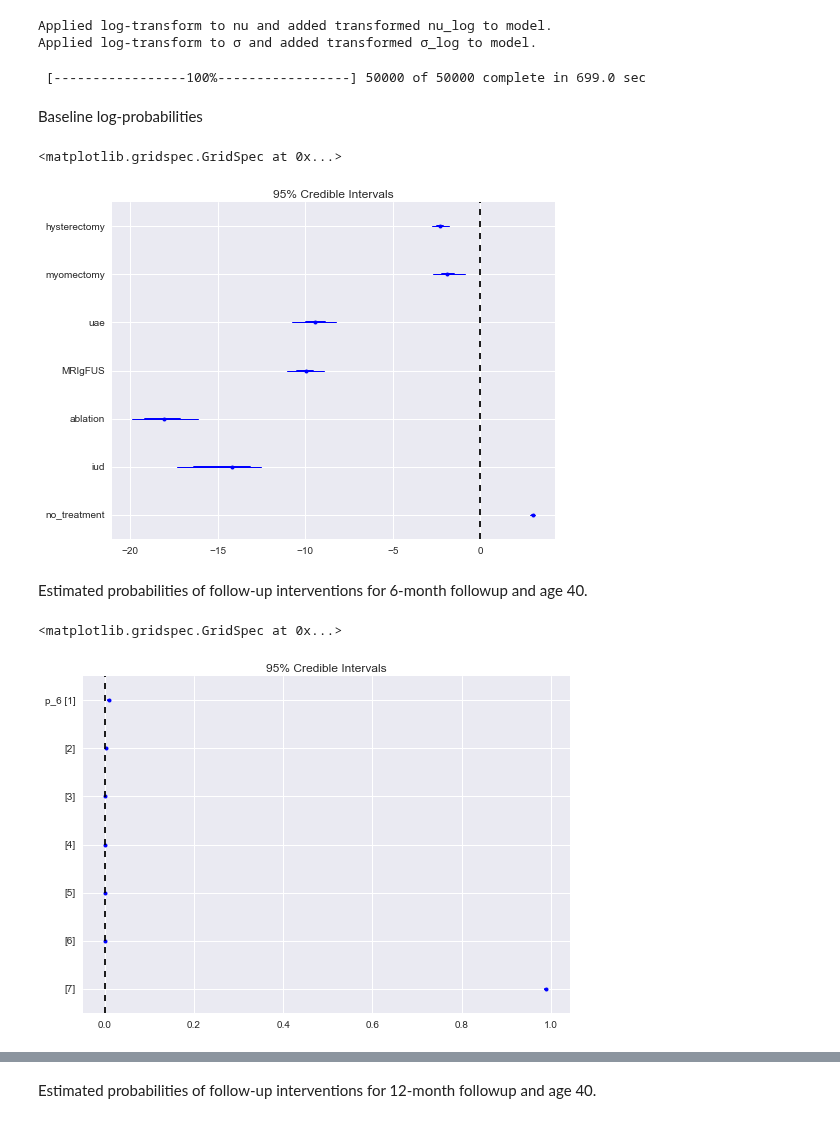
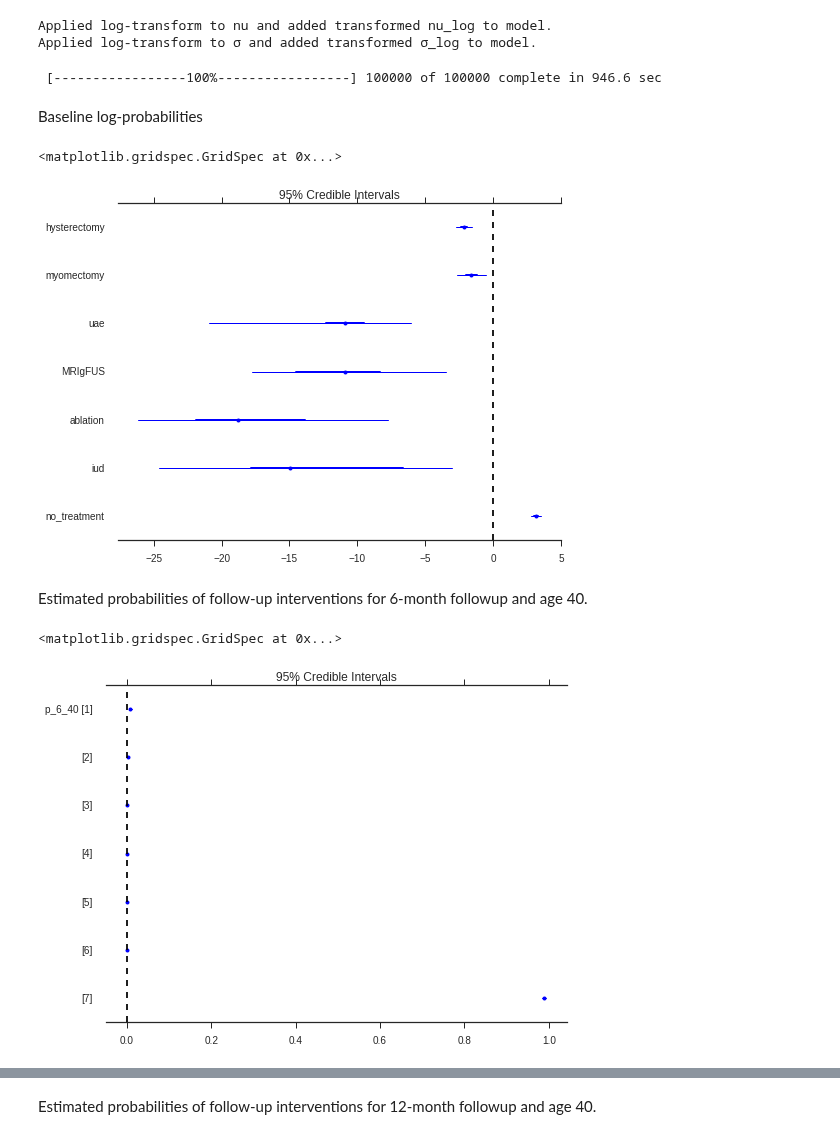
Before and after one commit to VanderbiltPopHealthSci/uterine_fibroids_MA, a Jupyter notebook: UF Interventions Meta-analysis.ipynb, the cells around one changed output, grey strips where cells are left out. Cells and saved outputs as stored; diff of their text form; code cells hidden in the pictures.

Commit message:
Added panel plots

```diff
--- a/UF Interventions Meta-analysis.ipynb
+++ b/UF Interventions Meta-analysis.ipynb
@@ -44,7 +44,7 @@ import pymc3 as pm
 import seaborn as sns
 import matplotlib.pyplot as plt
 import pdb
-sns.set()
+sns.set(style="ticks")
 # %% [output]
 Couldn't import dot_parser, loading of dot files will not be possible.
 # %% [markdown]
@@ -442,14 +442,17 @@ def specify_model(model, intervention, check_fit=False):
         '''
 
         # 40-years old, 6-month followup
-        p_6 = pm.Deterministic('p_6', T.exp(μ + β_fup*6)/T.exp(μ + β_fup*6).sum())
+        p_6_40 = pm.Deterministic('p_6_40', T.exp(μ + β_fup*6)/T.exp(μ + β_fup*6).sum())
         # 40-years old, 12-month followup
-        p_12 = pm.Deterministic('p_12', T.exp(μ + β_fup*12)/T.exp(μ + β_fup*12).sum())
+        p_12_40 = pm.Deterministic('p_12_40', T.exp(μ + β_fup*12)/T.exp(μ + β_fup*12).sum())
         # 40-years old, 24-month followup
-        p_24 = pm.Deterministic('p_24', T.exp(μ + β_fup*24)/T.exp(μ + β_fup*24).sum())
+        p_24_40 = pm.Deterministic('p_24_40', T.exp(μ + β_fup*24)/T.exp(μ + β_fup*24).sum())
         # 50-years old, 6-month followup
         p_6_50 = pm.Deterministic('p_6_50',
                           T.exp(μ + β_fup*6 + β_age*10)/T.exp(μ + β_fup*6 + β_age*10).sum())
+        # 50-years old, 12-month followup
+        p_12_50 = pm.Deterministic('p_12_50',
+                          T.exp(μ + β_fup*12 + β_age*10)/T.exp(μ + β_fup*12 + β_age*10).sum())
         # 50-years old, 6-month followup
         p_6_30 = pm.Deterministic('p_6_30',
                           T.exp(μ + β_fup*6 + β_age*(-10))/T.exp(μ + β_fup*6 + β_age*(-10)).sum())
@@ -459,6 +462,9 @@ def specify_model(model, intervention, check_fit=False):
         # 50-years old, 24-month followup
         p_24_30 = pm.Deterministic('p_24_30',
                           T.exp(μ + β_fup*24 + β_age*(-10))/T.exp(μ + β_fup*24 + β_age*(-10)).sum())
+        # 30-years old, 12-month followup
+        p_12_30 = pm.Deterministic('p_12_30',
+                          T.exp(μ + β_fup*12 + β_age*-10)/T.exp(μ + β_fup*12 + β_age*-10).sum())
 
 
     return model
@@ -1019,18 +754,18 @@ with med_manage_model:
         trace_med_manage = pm.sample(n_iterations, step=pm.Metropolis(),
                                      random_seed=20140925)
 # %% [output]
- [-----------------100%-----------------] 50000 of 50000 complete in 699.0 sec
+ [-----------------100%-----------------] 100000 of 100000 complete in 946.6 sec
 # %% [markdown]
 Baseline log-probabilities
 # %%
 pm.forestplot(trace_med_manage, varnames=['μ'], ylabels=plot_labels)
 # %% [output]
 <matplotlib.gridspec.GridSpec at 0x...>
-[figure, old version]
+[figure, new version]
 # %% [markdown]
 Estimated probabilities of follow-up interventions for 6-month followup and age 40.
 # %%
-pm.forestplot(trace_med_manage, varnames=['p_6'])
+pm.forestplot(trace_med_manage, varnames=['p_6_40'])
 # %% [output]
 <matplotlib.gridspec.GridSpec at 0x...>
-[figure, old version]
+[figure, new version]
```
Also changed, not shown: parts of 64 cells of this notebook.
